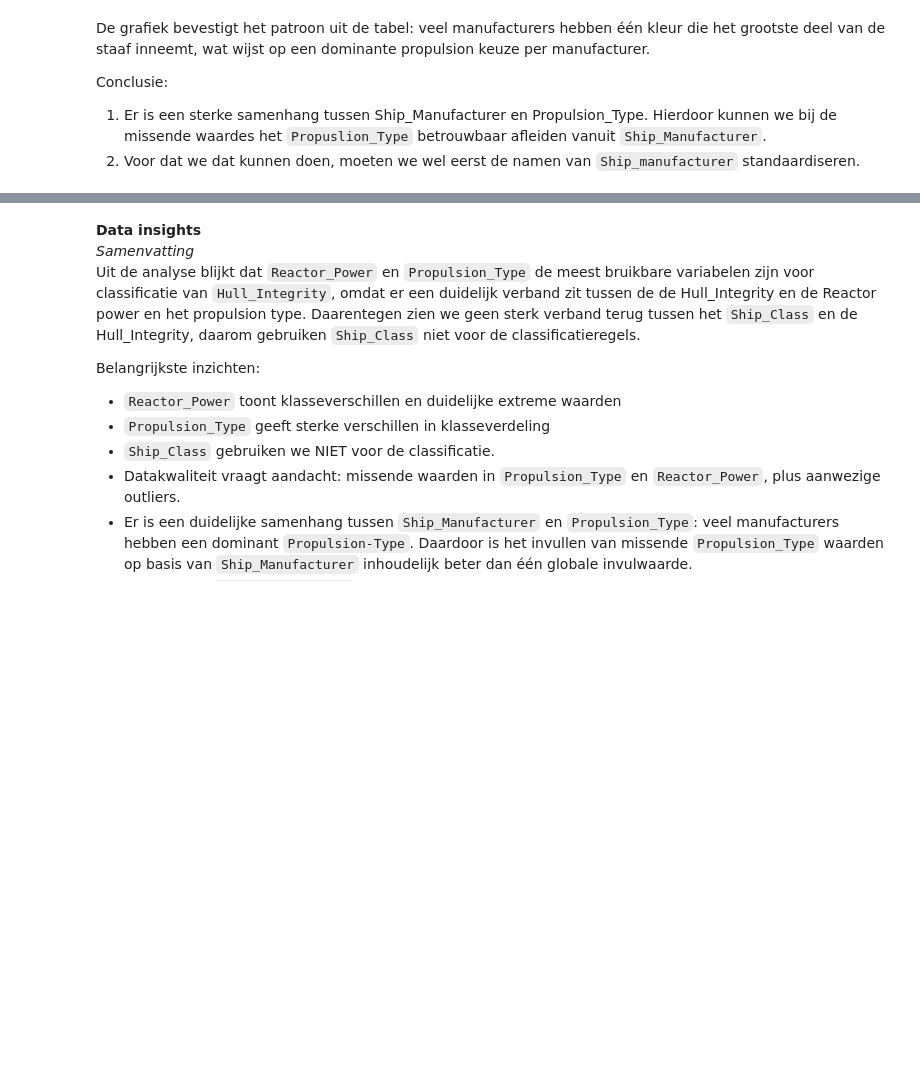
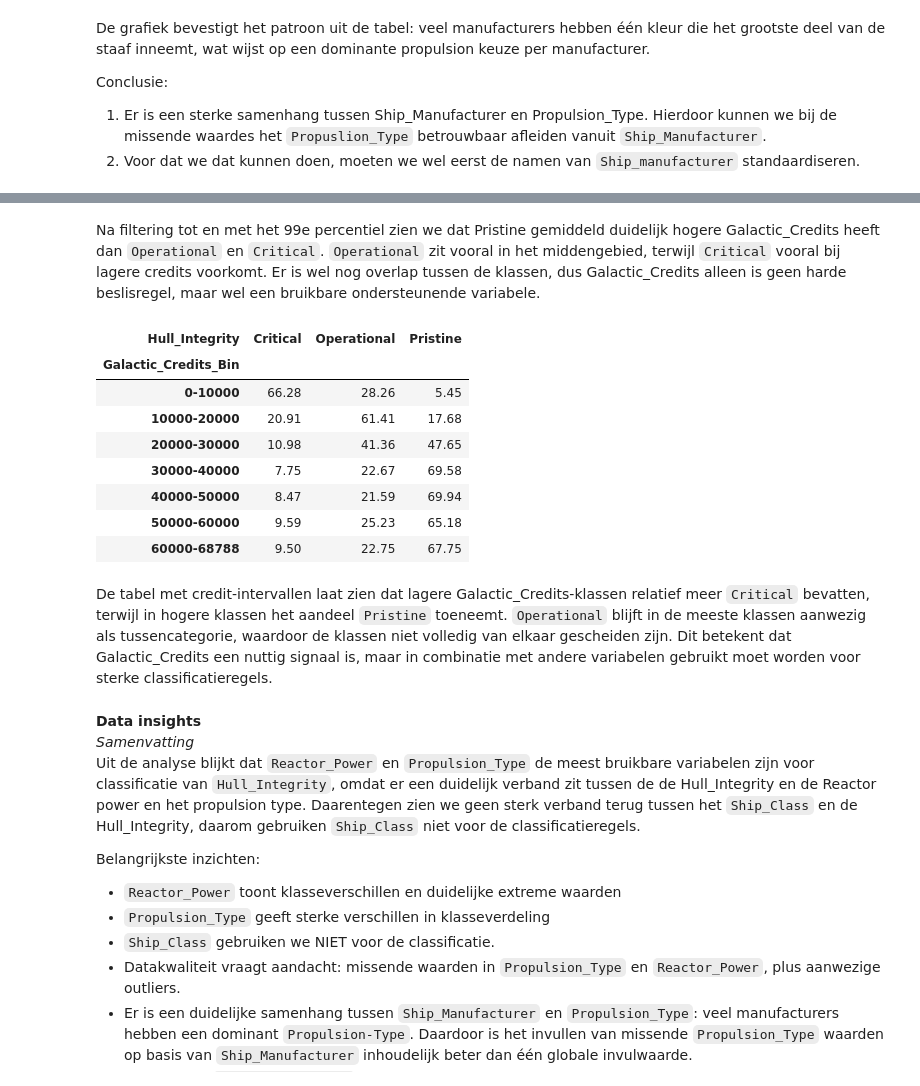
Before and after one commit to AchrafEAE/DDD, a Jupyter notebook: Iteratie2.ipynb, the cells around one changed output, grey strips where cells are left out. Cells and saved outputs as stored; diff of their text form; code cells hidden in the pictures; blank space fills up the shorter version.

```diff
--- a/Iteratie2.ipynb
+++ b/Iteratie2.ipynb
@@ -399,3 +465,61 @@ Conclusie:
+# %% [markdown]
+Na filtering tot en met het 99e percentiel zien we dat Pristine gemiddeld duidelijk hogere Galactic_Credits heeft dan `Operational` en `Critical`. `Operational` zit vooral in het middengebied, terwijl `Critical` vooral bij lagere credits voorkomt. Er is wel nog overlap tussen de klassen, dus Galactic_Credits alleen is geen harde beslisregel, maar wel een bruikbare ondersteunende variabele.
+# %%
+credit_bin_width = 10000
+credits_p99 = df["Galactic_Credits"].quantile(0.99)
+credits_upper_limit = int(credits_p99)
+
+credit_bin_edges = list(
+    range(
+        0,
+        (credits_upper_limit // credit_bin_width) * credit_bin_width + credit_bin_width,
+        credit_bin_width,
+    )
+)
+if credit_bin_edges[-1] < credits_upper_limit:
+    credit_bin_edges.append(credits_upper_limit)
+
+credit_bin_labels = [
+    f"{credit_bin_edges[i]}-{credit_bin_edges[i + 1]}"
+    for i in range(len(credit_bin_edges) - 1)
+]
+
+filtered_credit_hull_df = df.loc[
+    (df["Hull_Integrity"].notna()) & (df["Galactic_Credits"] <= credits_p99),
+    ["Galactic_Credits", "Hull_Integrity"],
+].copy()
+
+filtered_credit_hull_df["Galactic_Credits_Bin"] = pd.cut(
+    filtered_credit_hull_df["Galactic_Credits"],
+    bins=credit_bin_edges,
+    labels=credit_bin_labels,
+    include_lowest=True,
+    right=True,
+)
+
+hull_integrity_pct_by_credit_bin = (
+    pd.crosstab(
+        filtered_credit_hull_df["Galactic_Credits_Bin"],
+        filtered_credit_hull_df["Hull_Integrity"],
+        normalize="index",
+    )
+    .mul(100)
+    .round(2)
+)
+
+display(hull_integrity_pct_by_credit_bin)
+# %% [output]
+| Hull_Integrity | Critical | Operational | Pristine |
+| Galactic_Credits_Bin |  |  |  |
+| 0-10000 | 66.28 | 28.26 | 5.45 |
+| 10000-20000 | 20.91 | 61.41 | 17.68 |
+| 20000-30000 | 10.98 | 41.36 | 47.65 |
+| 30000-40000 | 7.75 | 22.67 | 69.58 |
+| 40000-50000 | 8.47 | 21.59 | 69.94 |
+| 50000-60000 | 9.59 | 25.23 | 65.18 |
+| 60000-68788 | 9.50 | 22.75 | 67.75 |
+# %% [markdown]
+De tabel met credit-intervallen laat zien dat lagere Galactic_Credits-klassen relatief meer `Critical` bevatten, terwijl in hogere klassen het aandeel `Pristine` toeneemt. `Operational` blijft in de meeste klassen aanwezig als tussencategorie, waardoor de klassen niet volledig van elkaar gescheiden zijn. Dit betekent dat Galactic_Credits een nuttig signaal is, maar in combinatie met andere variabelen gebruikt moet worden voor sterke classificatieregels.
 # %% [markdown]
 **Data insights**
 *Samenvatting*
```
Also changed, not shown: parts of 7 cells of this notebook.
